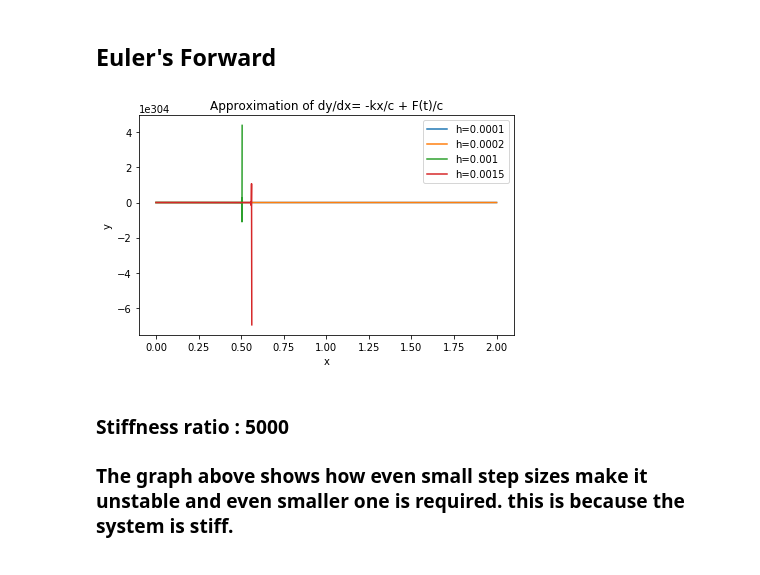
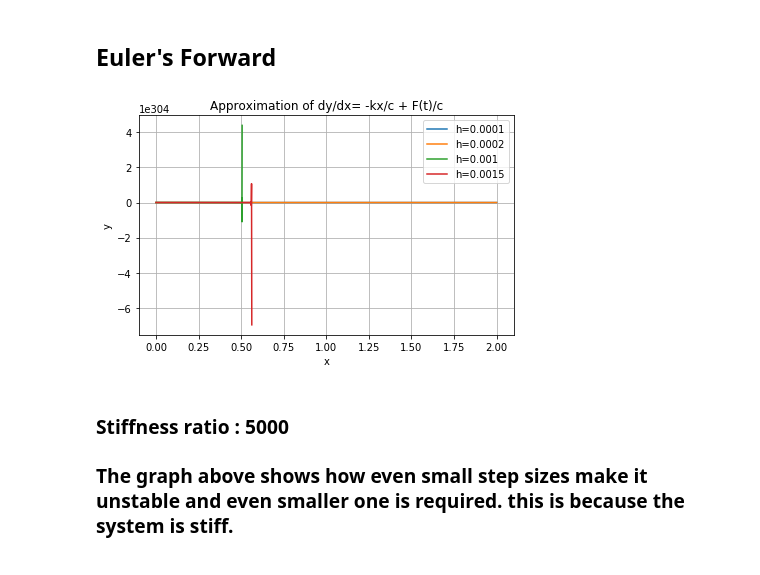
Before and after one commit to sk65556/coe311K, a Jupyter notebook: Kaba_Saran_COE311k_FinalProject2.ipynb, the cells around one changed output. Cells and saved outputs as stored; diff of their text form; code cells hidden in the pictures.

```diff
--- a/Kaba_Saran_COE311k_FinalProject2.ipynb
+++ b/Kaba_Saran_COE311k_FinalProject2.ipynb
@@ -6,36 +9,34 @@
 # %%
 # Define parameters
 hs = [0.0001,0.0002,0.001,0.0015]  # step size
 x_start, x_end = 0, 2
 num_steps = []
-
-def f(x, y):
-    return -5000*y + 0.002*np.sin(x)
 
 for h in hs:
     num_steps = int((x_end - x_start) / h)
     x_values=np.linspace(x_start, x_end, num_steps + 1)
     y_values=np.zeros(num_steps + 1)
 
     # Initial condition
     y_values[0] = 1  # y(0) = 1
 
 
     # Implement Euler's method
     for i in range(num_steps):
         y_values[i + 1] = y_values[i] + h * f(x_values[i], y_values[i])
 
 
     # Plot the results
     plt.plot(x_values, y_values, label=f"h={h}")
 plt.title('Approximation of dy/dx= -kx/c + F(t)/c')
 plt.xlabel('x')
 plt.ylabel('y')
 plt.legend()
+plt.grid(True)
 plt.tight_layout()
 plt.show()
 # %% [output]
-[figure, old version]
+[figure, new version]
 # %% [markdown]
 ### Stiffness ratio : 5000
 ### The graph above shows how even small step sizes make it unstable and even smaller one is required. this is because the system is stiff.
```
Also changed, not shown: parts of 9 cells of this notebook, 2 other files.
